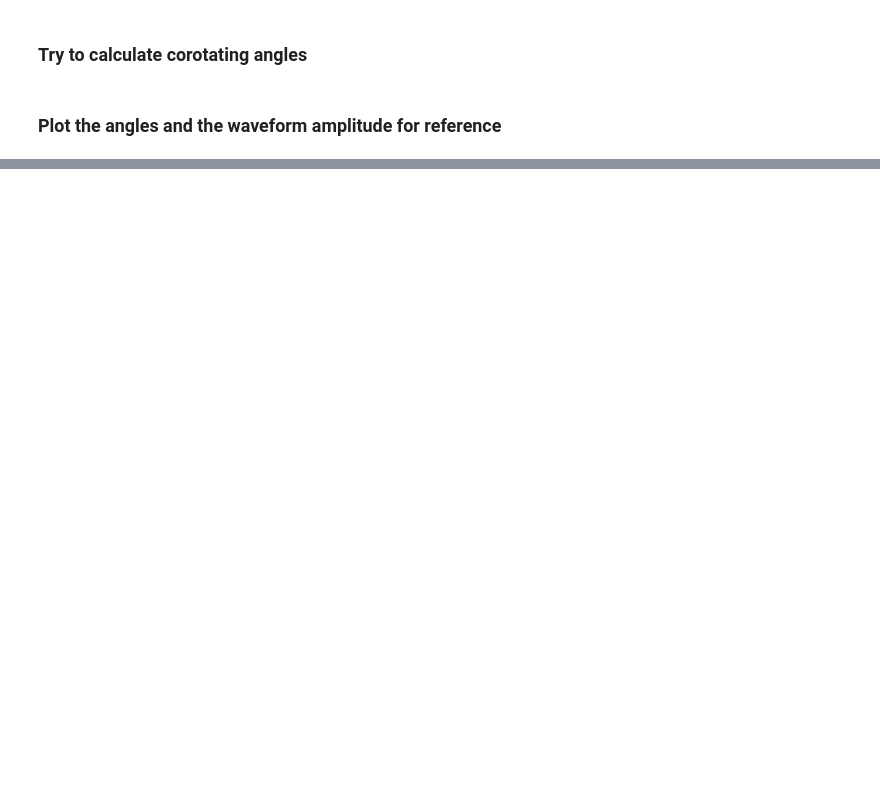
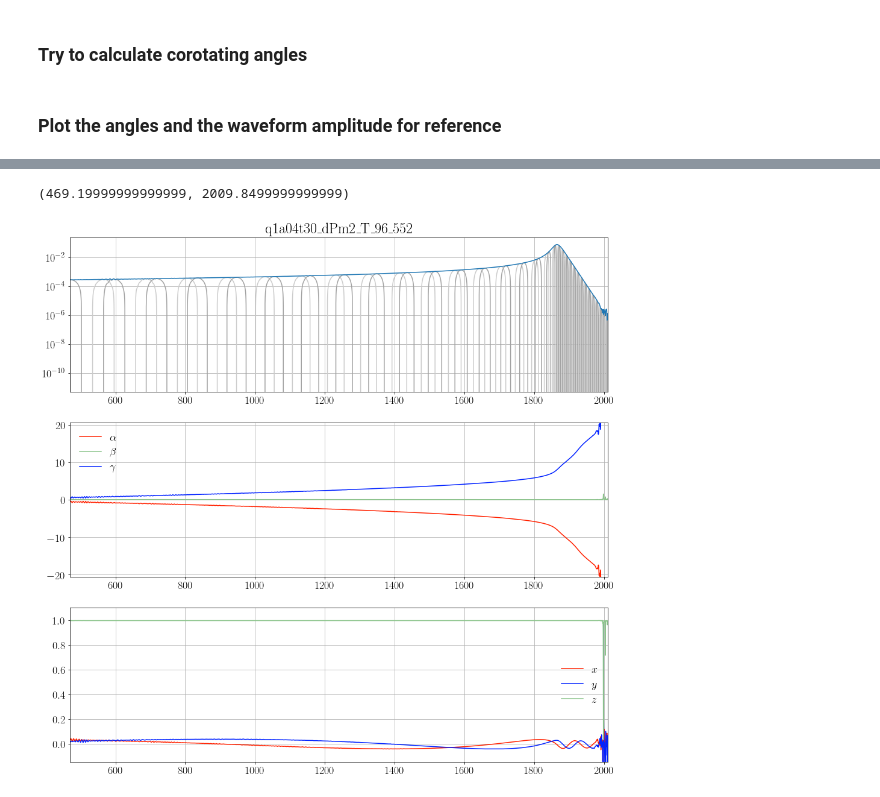
Before and after one commit to llondon6/nrutils_dev, a Jupyter notebook: issues/open/issue3_manipulate_waveform_frame.ipynb, the cells around one changed output, grey strips where cells are left out. Saved outputs shown, nothing was run; the diff lists cells and outputs as text; code cells hidden in the pictures; blank space fills up the shorter version.

```diff
--- a/issues/open/issue3_manipulate_waveform_frame.ipynb
+++ b/issues/open/issue3_manipulate_waveform_frame.ipynb
@@ -203,0 +246,64 @@ legend( loc=1, frameon=True )
+# %%
+# Options
+kind = 'psi4'
+domain = 'time'
+
+# Construct dictionary of multipoles using all multipoles available
+mp = { (l,m) : ( g[l,m][kind].y if domain in ('t','time') else g[l,m][kind].fd_y ) for l,m in y.lm  }
+domain_vals = g[2,2][kind].t if domain in ('t','time') else g[2,2][kind].f
+
+# Calculate corotating angles using low-level function
+alpha,beta,gamma = calc_coprecessing_angles( mp, domain_vals )
+x,yy,z            = calc_coprecessing_angles( mp, domain_vals, return_xyz=True )
+# %%
+
+#
+fig = figure( figsize=4*figaspect(1) )
+clr = rgb(3,jet=True); grey = ones(3)*0.8
+lw = 1.5
+
+#
+domain_min = domain_vals[y.preinspiral.right_index] if domain in ('t','time') else y.wstart_pn/(2*pi)
+domain_max = domain_vals[y.postringdown.left_index] if domain in ('t','time') else y.lm[2,2][kind].dt
+
+#  NOTE that this is defined in gwylm.__calc_radiated_quantities__() and that g.remnant['mask'] == g.radiated['mask']
+mask = g.remnant['mask']
+
+#
+ax = subplot(3,1,1)
+title( y.simname.replace('_','\_') )
+if domain in ('t','time'):
+    plot( domain_vals, y.lm[2,2][kind].plus, color=grey, linewidth = lw )
+    plot( domain_vals, y.lm[2,2][kind].cross, color=0.8*grey, linewidth = lw )
+    plot( domain_vals, y.lm[2,2][kind].amp, linewidth = lw )
+    yscale('log',nonposy='clip')
+else:
+    plot( domain_vals, y.lm[2,2][kind].fd_amp, linewidth = lw )
+    xscale('log'); yscale('log')
+    ylim( lim(y.lm[2,2][kind].fd_amp[mask]) )
+grid()
+
+#
+subplot(3,1,2,sharex=ax)
+reshift = lambda V: V - V[mask][0] + mod(V[mask][0],2*pi)
+plot( domain_vals, reshift(alpha), color = clr[0], linewidth = lw, label=r'$\alpha$' )
+plot( domain_vals, reshift(beta),  color = clr[1], linewidth = lw, label=r'$\beta$' )
+plot( domain_vals, reshift(gamma), color = clr[2], linewidth = lw, label=r'$\gamma$' )
+legend( frameon=False, loc='best' )
+ylim( lim( hstack([reshift(alpha)[mask],reshift(beta)[mask],reshift(gamma)[mask]]), dilate=0.1 ) )
+grid()
+
+#
+subplot(3,1,3,sharex=ax)
+plot( domain_vals, x, color = clr[0], linewidth = lw, label=r'$x$' )
+plot( domain_vals, yy,  color = clr[2], linewidth = lw, label=r'$y$' )
+plot( domain_vals, z, color = clr[1], linewidth = lw, label=r'$z$' )
+legend( frameon=False, loc='best' )
+ylim( lim( hstack([x[mask],yy[mask],z[mask]]), dilate=0.1 ) )
+grid()
+
+#
+ax.set_xlim( [ domain_min, domain_max ] )
+# %% [output]
+(469.19999999999999, 2009.8499999999999)
+[figure, added]
```
Also changed, not shown: parts of 9 cells of this notebook, 1 other file.
